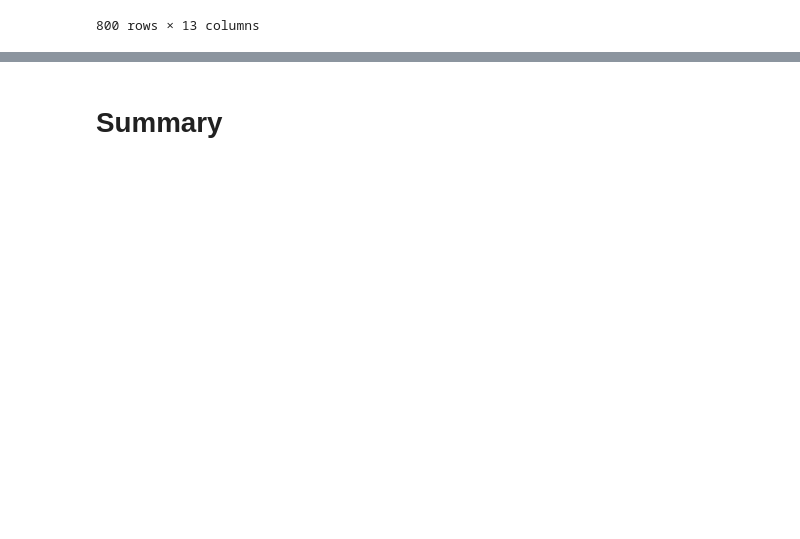
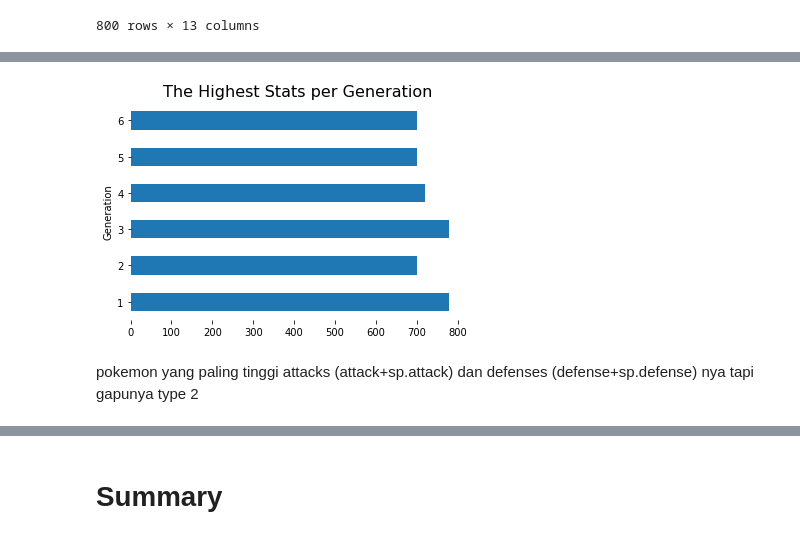
Before and after one commit to hanarifdahs/hacktiv8, a Jupyter notebook: h8dsft_P0W1.ipynb, the cells around one changed output, grey strips where cells are left out. Saved outputs shown, nothing was run; the diff lists cells and outputs as text; code cells hidden in the pictures; blank space fills up the shorter version.

```diff
--- a/h8dsft_P0W1.ipynb
+++ b/h8dsft_P0W1.ipynb
@@ -158,0 +207,3 @@ df[df['Name''] == ]
+# %%
+strongest = df.groupby("Generation")["Total"].max()
+strongest
@@ -158,0 +219,8 @@ df[df['Name''] == ]
+# %%
+ax = strongest.plot(kind = "barh")
+ax.set_title("The Highest Stats per Generation", fontsize = 16)
+sns.despine(bottom=True,left=True)
+# %% [output]
+[figure, added]
+# %% [markdown]
+pokemon yang paling tinggi attacks (attack+sp.attack) dan defenses (defense+sp.defense) nya tapi gapunya type 2
```
Also changed, not shown: parts of 16 cells of this notebook.
